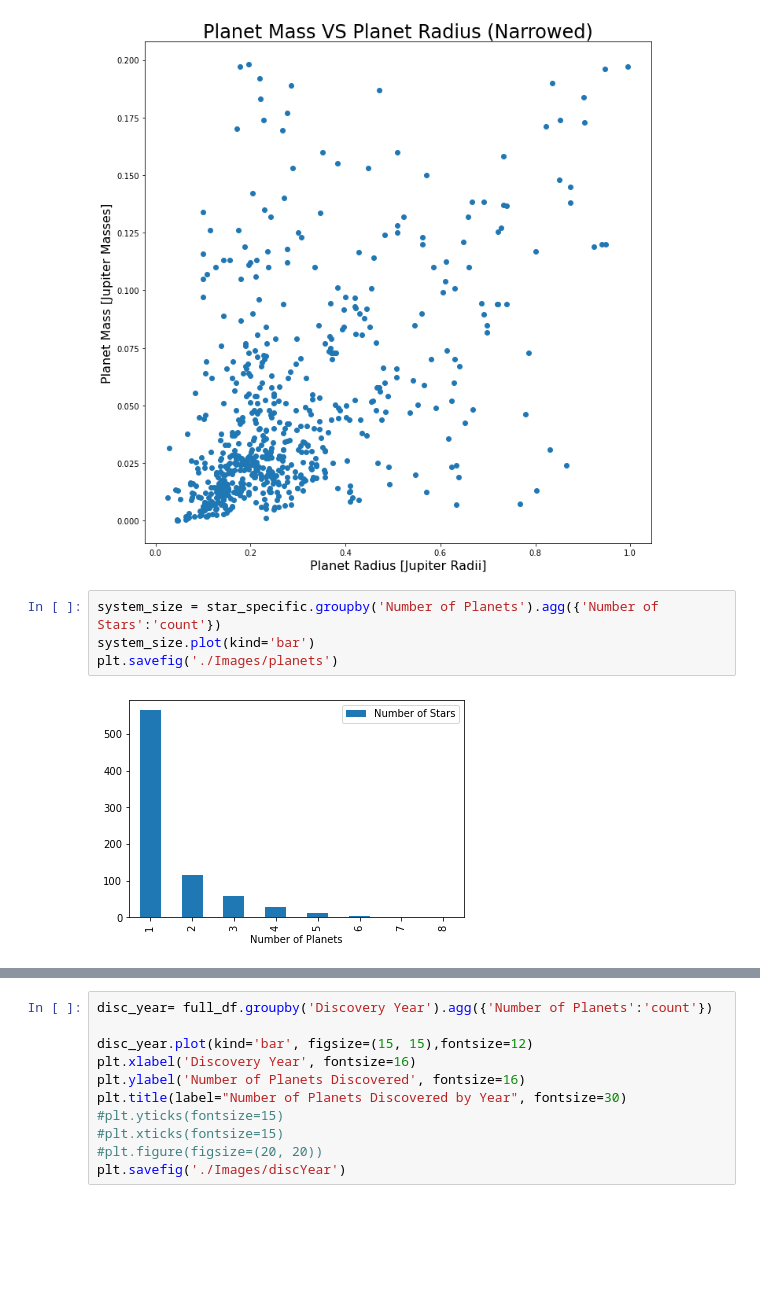
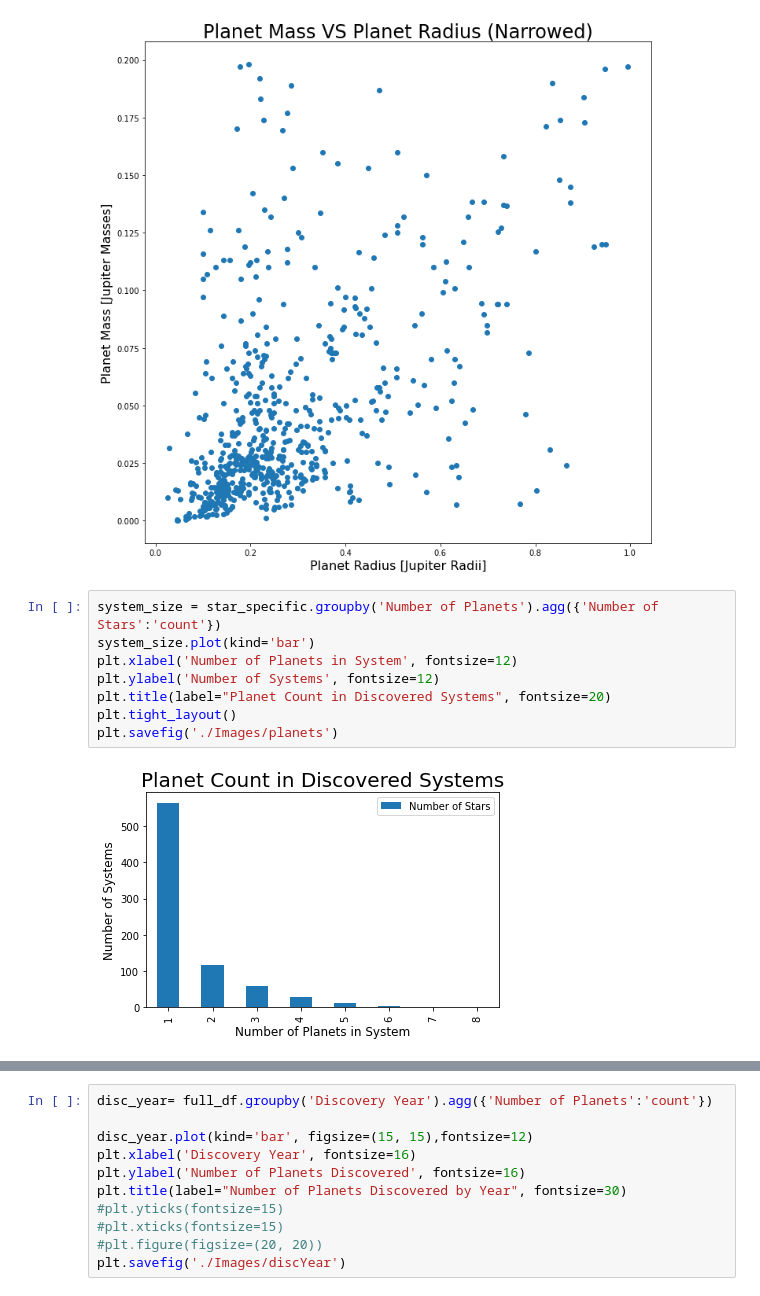
Before and after one commit to Crazyspaceman-hd/Exoplanets, a Jupyter notebook: Exoplanets.ipynb, the cells around one changed output, grey strips where cells are left out. Cells and saved outputs as stored; diff of their text form; blank space fills up the shorter version.

```diff
--- a/Exoplanets.ipynb
+++ b/Exoplanets.ipynb
@@ -203,9 +203,13 @@ plt.savefig('./Images/RadiusJvsMassJlow')
 # %%
 system_size = star_specific.groupby('Number of Planets').agg({'Number of Stars':'count'})
 system_size.plot(kind='bar')
+plt.xlabel('Number of Planets in System', fontsize=12)
+plt.ylabel('Number of Systems', fontsize=12)
+plt.title(label="Planet Count in Discovered Systems", fontsize=20)
+plt.tight_layout()
 plt.savefig('./Images/planets')
 # %% [output]
-[figure, old version]
+[figure, new version]
 # %%
 disc_loc = full_df [full_df ['Discovery Locale'] != 'Multiple Locales']
 disc_loc = disc_loc [disc_loc ['Discovery Locale'] != 'Multiple Locale']
```
Also changed, not shown: parts of 2 cells of this notebook, 5 other files.
